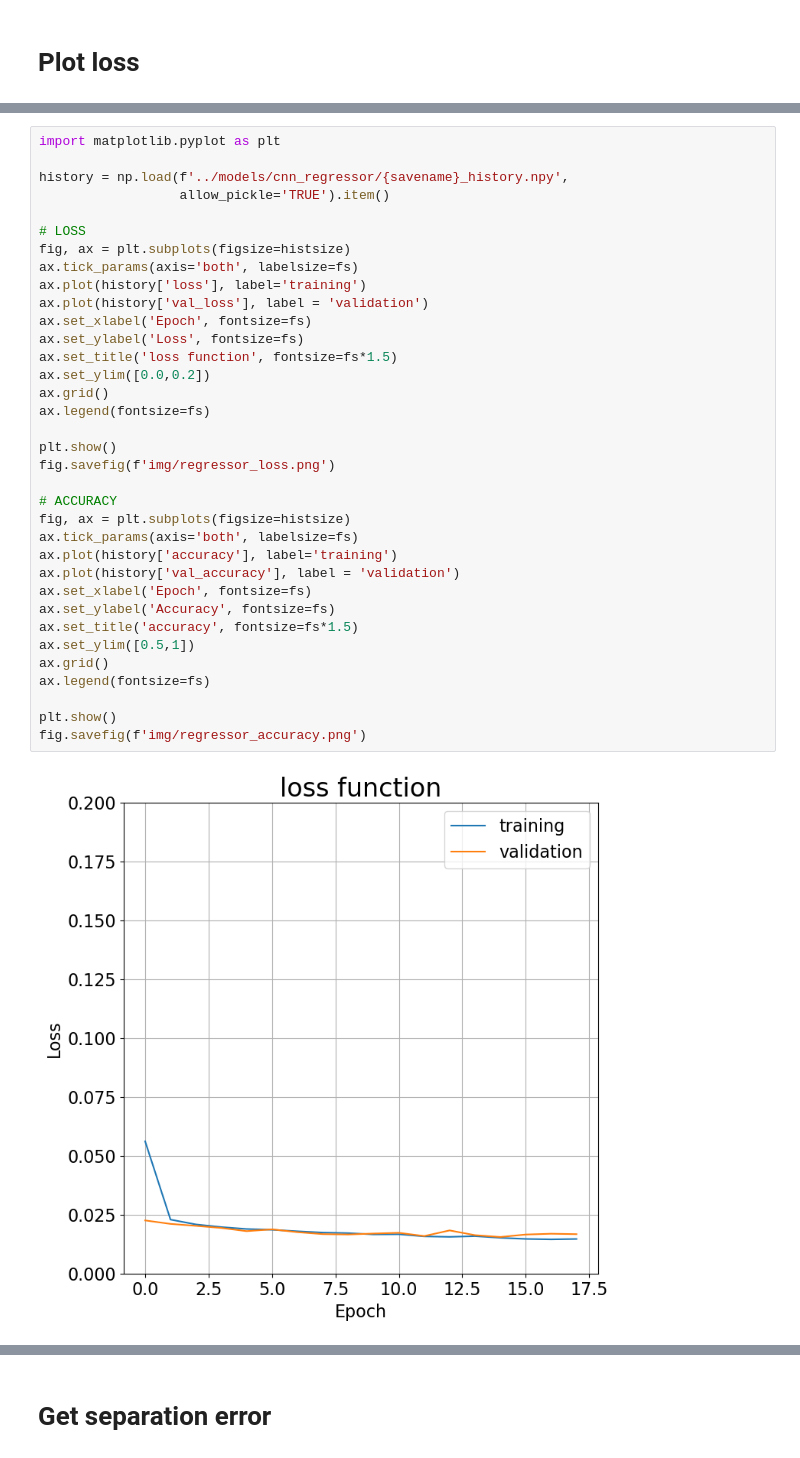
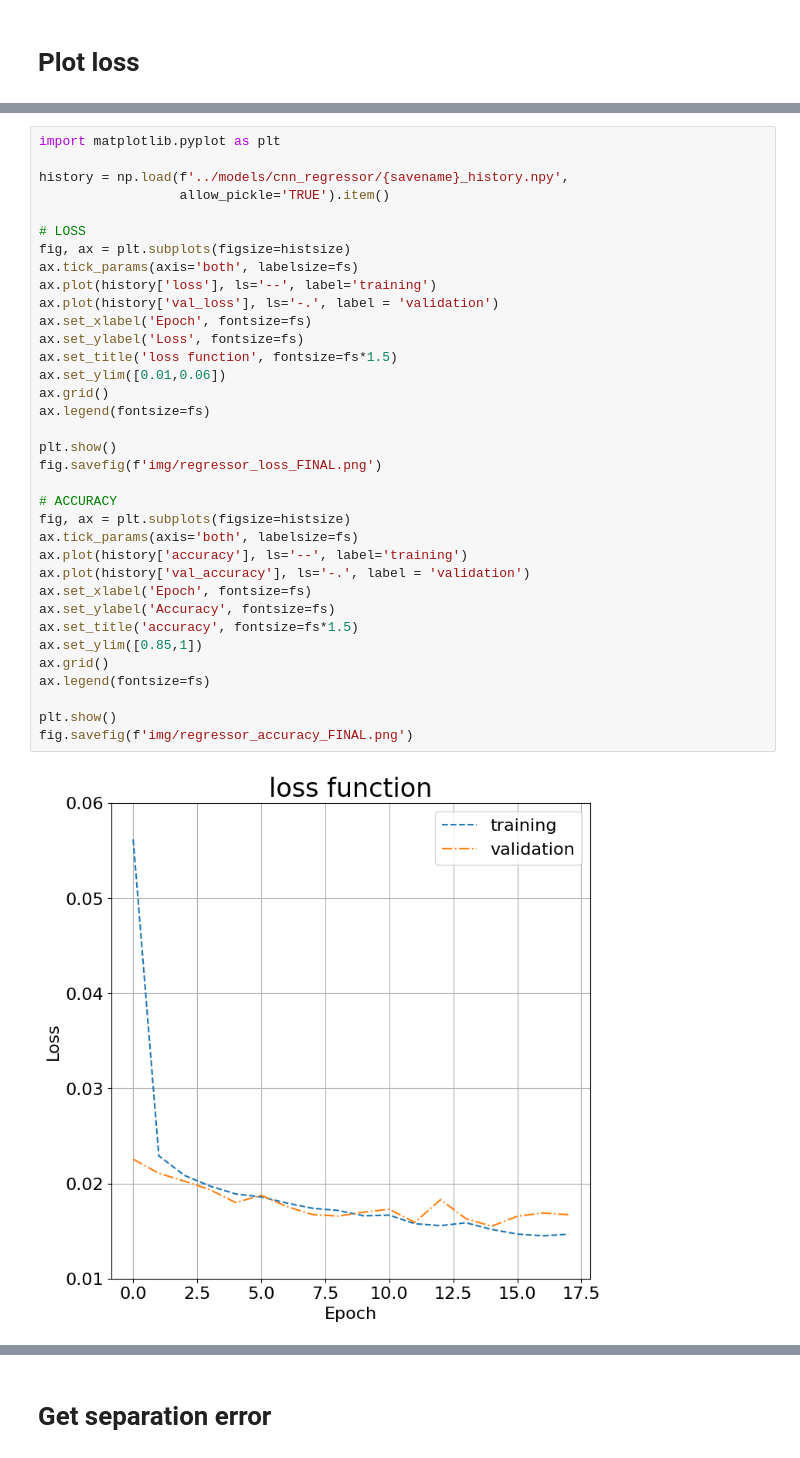
Before and after one commit to ambra-dipiano/astroAI, a Jupyter notebook: astroai/notebooks/cnn-regressor.ipynb, the cells around one changed output, grey strips where cells are left out. Drawn from its saved outputs; the diff is of its cells as text.

```diff
--- a/astroai/notebooks/cnn-regressor.ipynb
+++ b/astroai/notebooks/cnn-regressor.ipynb
@@ -236,37 +309,37 @@ loss = model.evaluate(test_data, test_labels, verbose=2)
 # %%
 import matplotlib.pyplot as plt
 
 history = np.load(f'../models/cnn_regressor/{savename}_history.npy',
                   allow_pickle='TRUE').item()
 
 # LOSS
 fig, ax = plt.subplots(figsize=histsize)
 ax.tick_params(axis='both', labelsize=fs)
-ax.plot(history['loss'], label='training')
-ax.plot(history['val_loss'], label = 'validation')
+ax.plot(history['loss'], ls='--', label='training')
+ax.plot(history['val_loss'], ls='-.', label = 'validation')
 ax.set_xlabel('Epoch', fontsize=fs)
 ax.set_ylabel('Loss', fontsize=fs)
 ax.set_title('loss function', fontsize=fs*1.5)
-ax.set_ylim([0.0,0.2])
+ax.set_ylim([0.01,0.06])
 ax.grid()
 ax.legend(fontsize=fs)
 
 plt.show()
-fig.savefig(f'img/regressor_loss.png')
+fig.savefig(f'img/regressor_loss_FINAL.png')
 
 # ACCURACY
 fig, ax = plt.subplots(figsize=histsize)
 ax.tick_params(axis='both', labelsize=fs)
-ax.plot(history['accuracy'], label='training')
-ax.plot(history['val_accuracy'], label = 'validation')
+ax.plot(history['accuracy'], ls='--', label='training')
+ax.plot(history['val_accuracy'], ls='-.', label = 'validation')
 ax.set_xlabel('Epoch', fontsize=fs)
 ax.set_ylabel('Accuracy', fontsize=fs)
 ax.set_title('accuracy', fontsize=fs*1.5)
-ax.set_ylim([0.5,1])
+ax.set_ylim([0.85,1])
 ax.grid()
 ax.legend(fontsize=fs)
 
 plt.show()
-fig.savefig(f'img/regressor_accuracy.png')
+fig.savefig(f'img/regressor_accuracy_FINAL.png')
 # %% [output]
-[figure, old version]
+[figure, new version]
```
Also changed, not shown: parts of 20 cells of this notebook, 3 other files.
